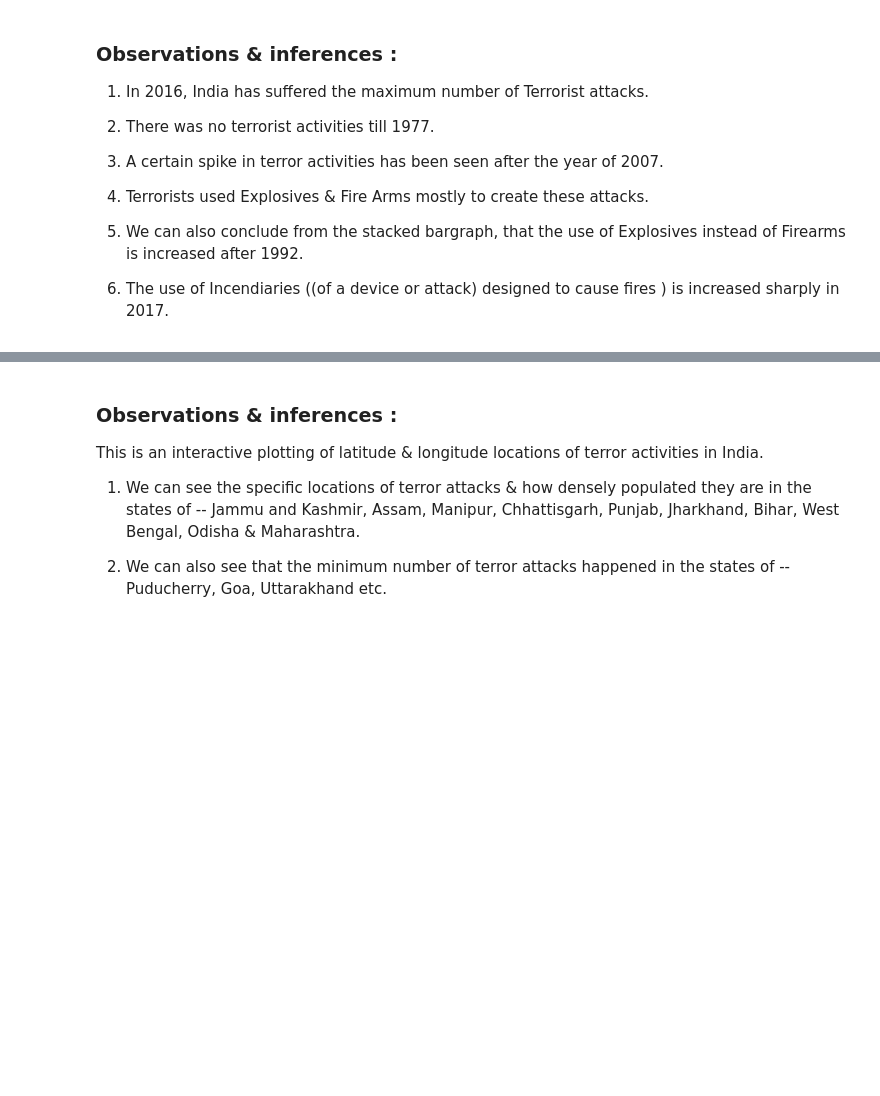
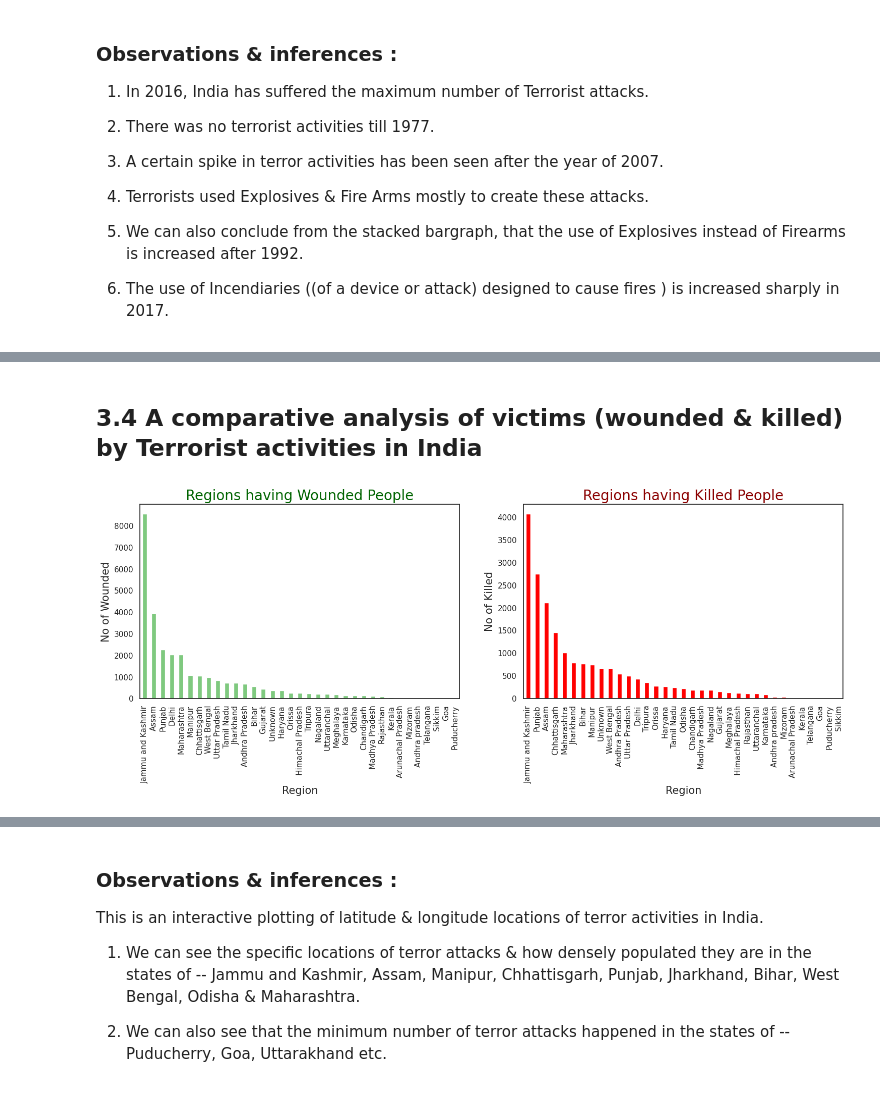
Before and after one commit to somyakmukherjee/Exploratory-Data-Analysis-on-Global-Terrorism, a Jupyter notebook: Capstone_Project_Global_terrorism_EDA_by_Somyak_Mukherjee.ipynb, the cells around one changed output, grey strips where cells are left out. Cells and saved outputs as stored; diff of their text form; code cells hidden in the pictures; blank space fills up the shorter version.

```diff
--- a/Capstone_Project_Global_terrorism_EDA_by_Somyak_Mukherjee.ipynb
+++ b/Capstone_Project_Global_terrorism_EDA_by_Somyak_Mukherjee.ipynb
@@ -505,0 +579,26 @@ plt.show()
+# %% [markdown]
+## **3.4  A comparative analysis of victims (wounded & killed) by Terrorist activities in India**
+# %%
+#plot of regions having Wounded People in India
+plt.subplot(1,2,1)
+gt_india.groupby(['State'])['Wounds'].sum().sort_values(ascending=False).plot(kind='bar',colormap='Accent')
+plt.title("Regions having Wounded People",fontsize= 20,color='darkgreen')
+plt.xlabel('Region',fontsize=15)
+plt.ylabel('No of Wounded',fontsize =15)
+plt.xticks(rotation=90)
+
+#plot of regions having Killed People in India
+plt.subplot(1,2,2)
+gt_india.groupby(['State'])['Kills'].sum().sort_values(ascending=False).plot(kind='bar',colormap='flag')
+plt.title("Regions having Killed People",fontsize= 20,color='darkred')
+plt.xlabel('Region',fontsize=15)
+plt.ylabel('No of Killed',fontsize =15)
+plt.xticks(rotation=90)
+
+# Set plot size
+plt.gcf().set_size_inches(18,5)
+
+# Display plot
+plt.show()
+# %% [output]
+[figure, added]
```
Also changed, not shown: parts of 20 cells of this notebook.
